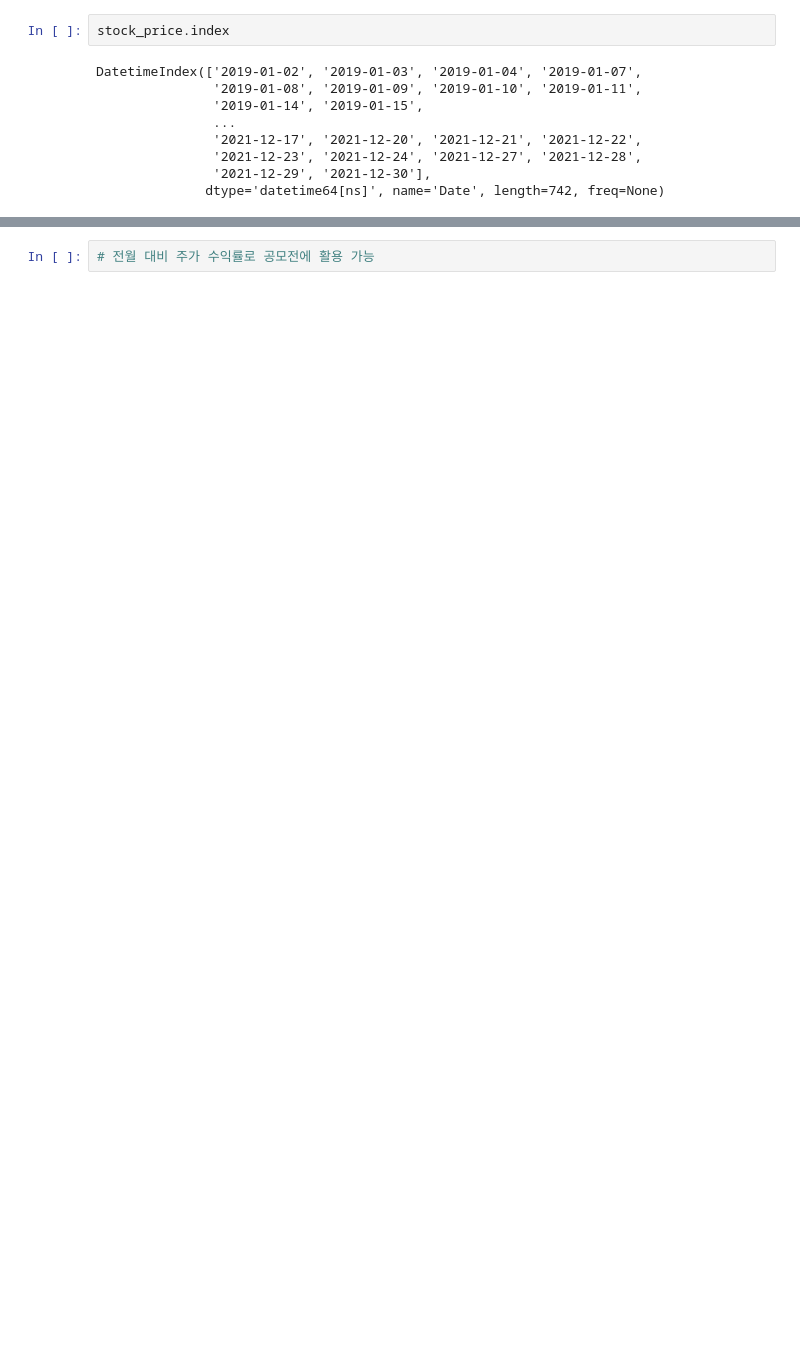
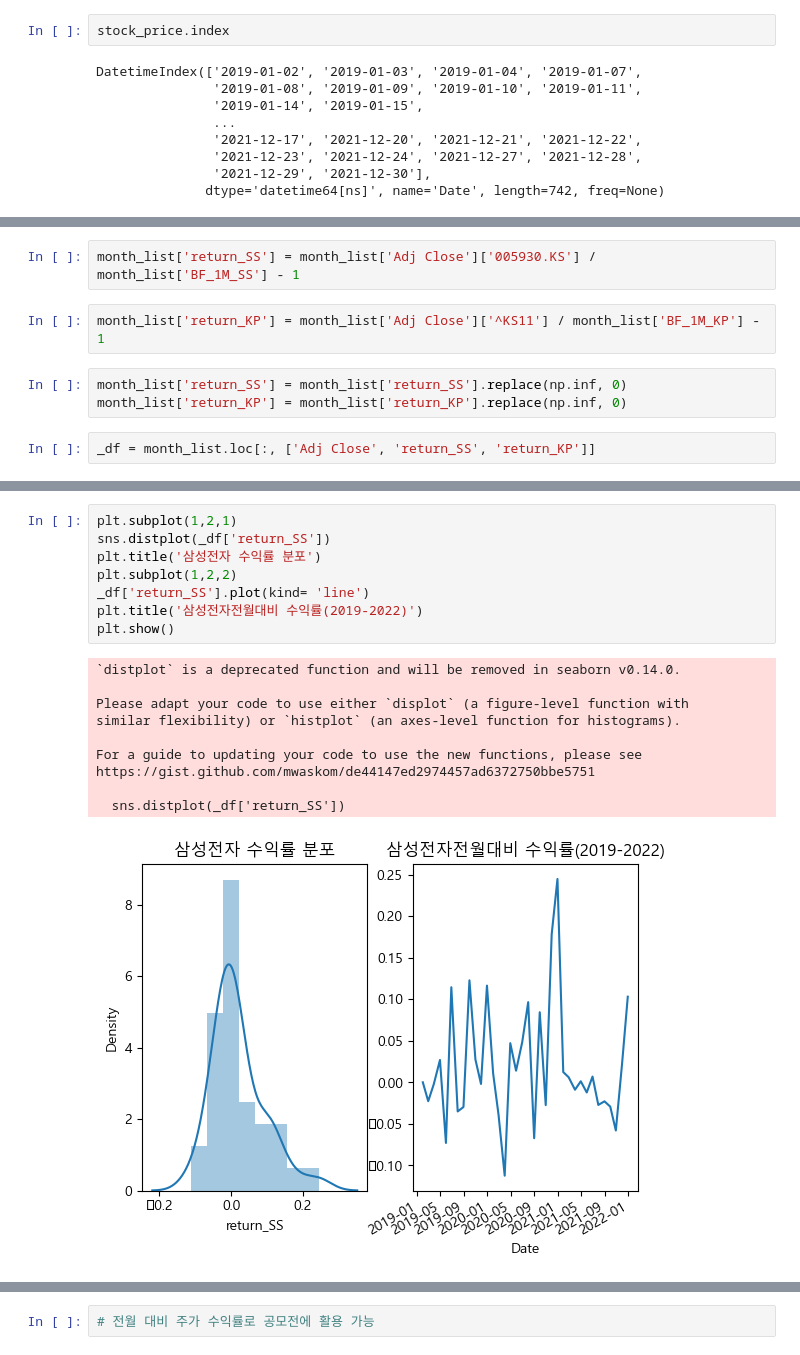
Before and after one commit to ZiNoBae/Practice_ubion, a Jupyter notebook: zino_drill/fin_stats_05_correlation.ipynb, the cells around one changed output, grey strips where cells are left out. Saved outputs shown, nothing was run; the diff lists cells and outputs as text; blank space fills up the shorter version.

```diff
--- a/zino_drill/fin_stats_05_correlation.ipynb
+++ b/zino_drill/fin_stats_05_correlation.ipynb
@@ -117,0 +154,9 @@ month_lis'BF_1M'
+# %%
+month_list['return_SS'] = month_list['Adj Close']['005930.KS'] / month_list['BF_1M_SS'] - 1
+# %%
+month_list['return_KP'] = month_list['Adj Close']['^KS11'] / month_list['BF_1M_KP'] - 1
+# %%
+month_list['return_SS'] = month_list['return_SS'].replace(np.inf, 0)
+month_list['return_KP'] = month_list['return_KP'].replace(np.inf, 0)
+# %%
+_df = month_list.loc[:, ['Adj Close', 'return_SS', 'return_KP']]
@@ -117,0 +174,19 @@ month_lis'BF_1M'
+# %%
+plt.subplot(1,2,1)
+sns.distplot(_df['return_SS'])
+plt.title('삼성전자 수익률 분포')
+plt.subplot(1,2,2)
+_df['return_SS'].plot(kind= 'line')
+plt.title('삼성전자전월대비 수익률(2019-2022)')
+plt.show()
+# %% [output]
+`distplot` is a deprecated function and will be removed in seaborn v0.14.0.
+
+Please adapt your code to use either `displot` (a figure-level function with
+similar flexibility) or `histplot` (an axes-level function for histograms).
+
+For a guide to updating your code to use the new functions, please see
+https://gist.github.com/mwaskom/de44147ed2974457ad6372750bbe5751
+
+  sns.distplot(_df['return_SS'])
+[figure, added]
```
Also changed, not shown: parts of 16 cells of this notebook.
